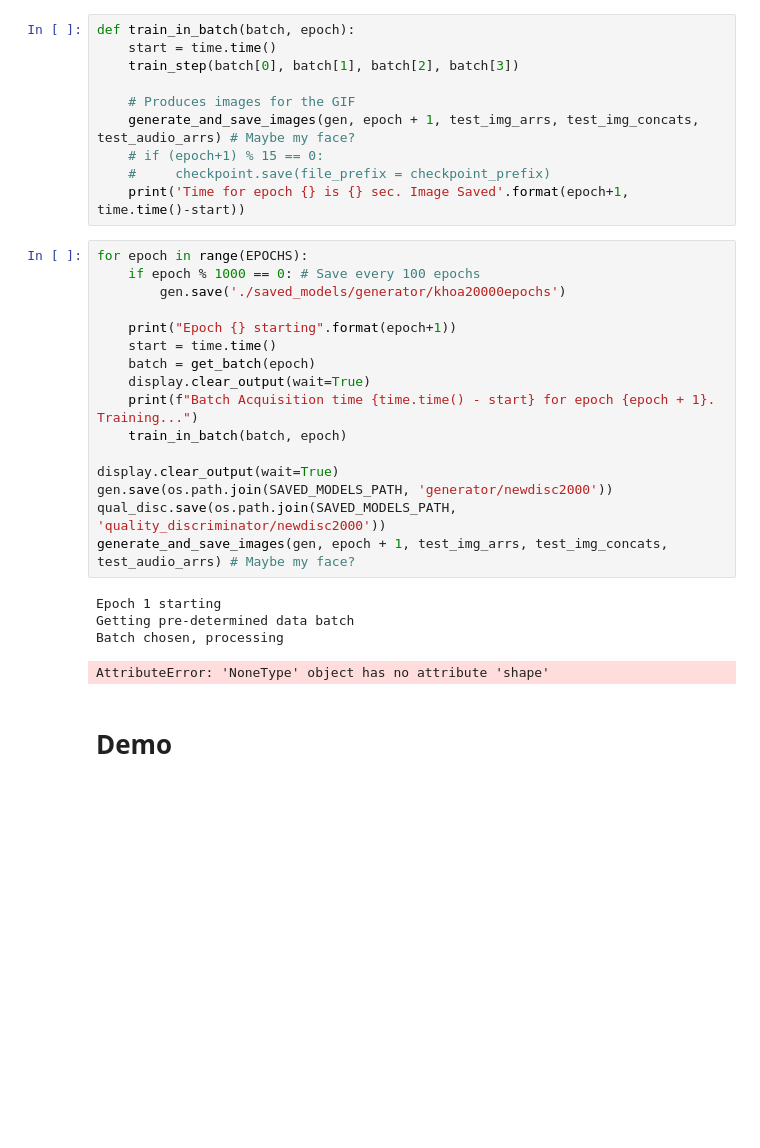
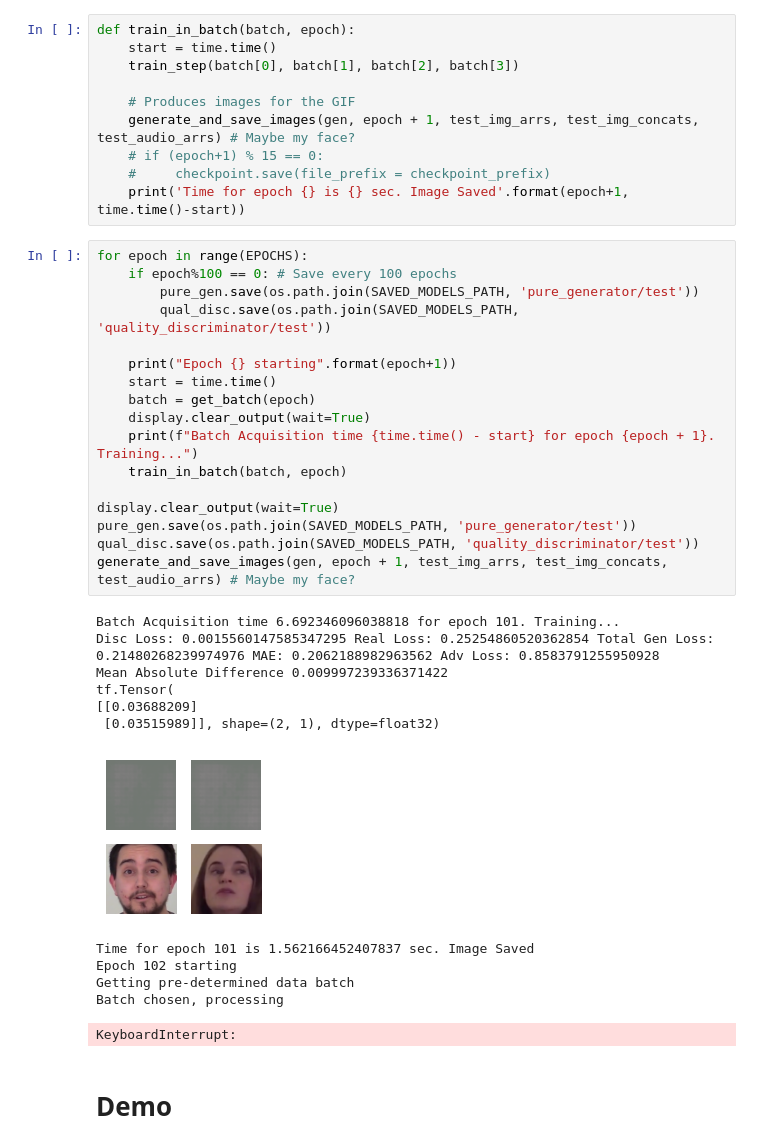
Before and after one commit to BasicallyOk/deepfake-lip-sync, a Jupyter notebook: train_GAN.ipynb, the cells around one changed output. Cells and saved outputs as stored; diff of their text form; blank space fills up the shorter version.

Commit message:
#37 train_GAN now uses .env

```diff
--- a/train_GAN.ipynb
+++ b/train_GAN.ipynb
@@ -355,25 +362,34 @@ def train_in_batch(batch, epoch):
     print('Time for epoch {} is {} sec. Image Saved'.format(epoch+1, time.time()-start))
 # %%
 for epoch in range(EPOCHS):
-    if epoch % 1000 == 0: # Save every 100 epochs
-        gen.save('./saved_models/generator/khoa20000epochs')
+    if epoch%100 == 0: # Save every 100 epochs
+        pure_gen.save(os.path.join(SAVED_MODELS_PATH, 'pure_generator/test'))
+        qual_disc.save(os.path.join(SAVED_MODELS_PATH, 'quality_discriminator/test'))
 
     print("Epoch {} starting".format(epoch+1))
     start = time.time()
     batch = get_batch(epoch)
     display.clear_output(wait=True)
     print(f"Batch Acquisition time {time.time() - start} for epoch {epoch + 1}. Training...")
     train_in_batch(batch, epoch)
 
 display.clear_output(wait=True)
-gen.save(os.path.join(SAVED_MODELS_PATH, 'generator/newdisc2000'))
-qual_disc.save(os.path.join(SAVED_MODELS_PATH, 'quality_discriminator/newdisc2000'))
+pure_gen.save(os.path.join(SAVED_MODELS_PATH, 'pure_generator/test'))
+qual_disc.save(os.path.join(SAVED_MODELS_PATH, 'quality_discriminator/test'))
 generate_and_save_images(gen, epoch + 1, test_img_arrs, test_img_concats, test_audio_arrs) # Maybe my face?
 # %% [output]
-Epoch 1 starting
-Getting pre-determined data batch
-Batch chosen, processing
+Batch Acquisition time 6.692346096038818 for epoch 101. Training...
+Disc Loss: 0.0015560147585347295 Real Loss: 0.25254860520362854 Total Gen Loss: 0.21480268239974976 MAE: 0.2062188982963562 Adv Loss: 0.8583791255950928
+Mean Absolute Difference 0.009997239336371422
+tf.Tensor(
+[[0.03688209]
+ [0.03515989]], shape=(2, 1), dtype=float32)
+[figure, added]
-AttributeError: 'NoneType' object has no attribute 'shape'
+Time for epoch 101 is 1.562166452407837 sec. Image Saved
+Epoch 102 starting
+Getting pre-determined data batch
+Batch chosen, processing
+KeyboardInterrupt:
 # %% [markdown]
 # Demo
 # %%
```
Also changed, not shown: parts of 5 cells of this notebook, 16 other files.
